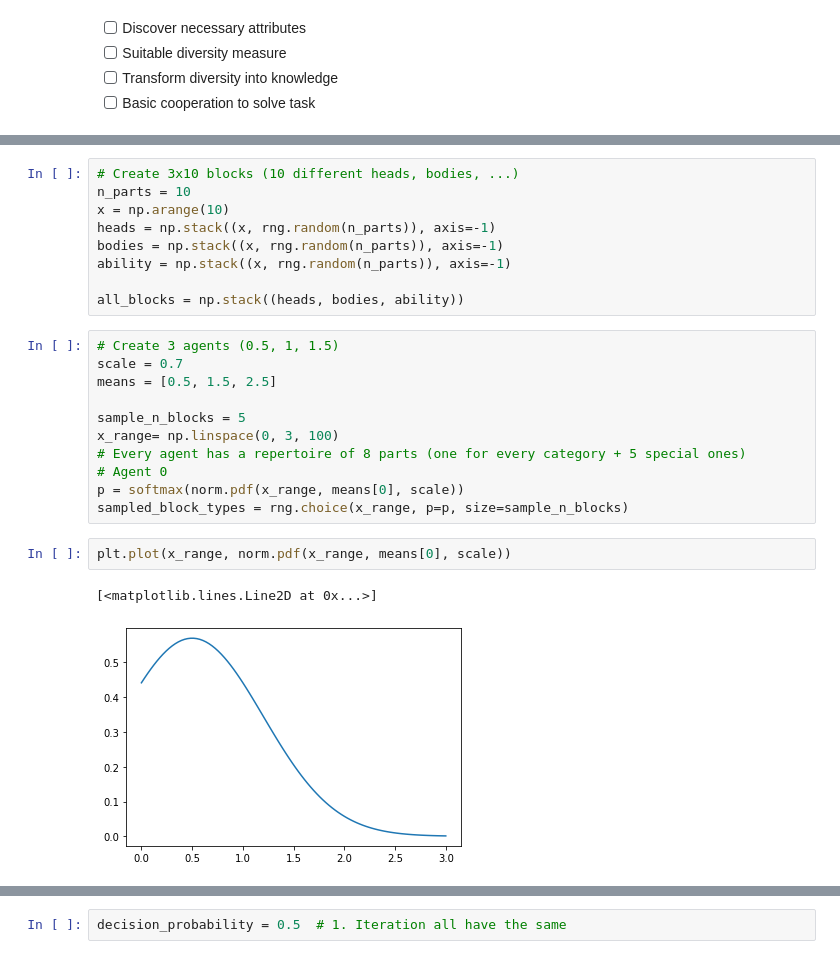
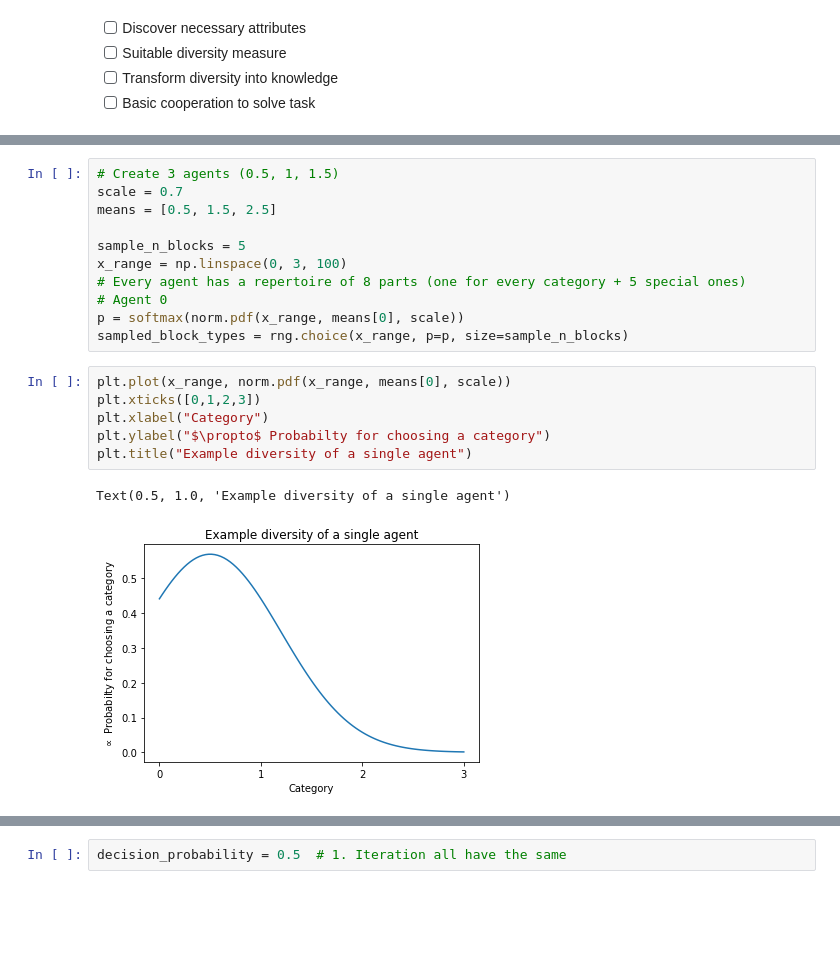
Before and after one commit to sheuschk/DiversitySimulation, a Jupyter notebook: Creative Building Task.ipynb, the cells around one changed output, grey strips where cells are left out. Cells and saved outputs as stored; diff of their text form; blank space fills up the shorter version.

```diff
--- a/Creative Building Task.ipynb
+++ b/Creative Building Task.ipynb
@@ -192,31 +208,26 @@ ax[2].plot(x_data, norm.pdf(x_data, 2.5, scale))
 # %% [output]
 ''
 [figure]
-# %%
-# Create 3x10 blocks (10 different heads, bodies, ...)
-n_parts = 10
-x = np.arange(10)
-heads = np.stack((x, rng.random(n_parts)), axis=-1)
-bodies = np.stack((x, rng.random(n_parts)), axis=-1)
-ability = np.stack((x, rng.random(n_parts)), axis=-1)
-
-all_blocks = np.stack((heads, bodies, ability))
 # %%
 # Create 3 agents (0.5, 1, 1.5)
 scale = 0.7
 means = [0.5, 1.5, 2.5]
 
 sample_n_blocks = 5
-x_range= np.linspace(0, 3, 100)
+x_range = np.linspace(0, 3, 100)
 # Every agent has a repertoire of 8 parts (one for every category + 5 special ones)
 # Agent 0
 p = softmax(norm.pdf(x_range, means[0], scale))
 sampled_block_types = rng.choice(x_range, p=p, size=sample_n_blocks)
 # %%
 plt.plot(x_range, norm.pdf(x_range, means[0], scale))
+plt.xticks([0,1,2,3])
+plt.xlabel("Category")
+plt.ylabel("$\propto$ Probabilty for choosing a category")
+plt.title("Example diversity of a single agent")
 # %% [output]
-[<matplotlib.lines.Line2D at 0x...>]
+Text(0.5, 1.0, 'Example diversity of a single agent')
-[figure, old version]
+[figure, new version]
 # %%
 sampled_block_types
 # %% [output]
```
Also changed, not shown: parts of 57 cells of this notebook, 3 other files.
